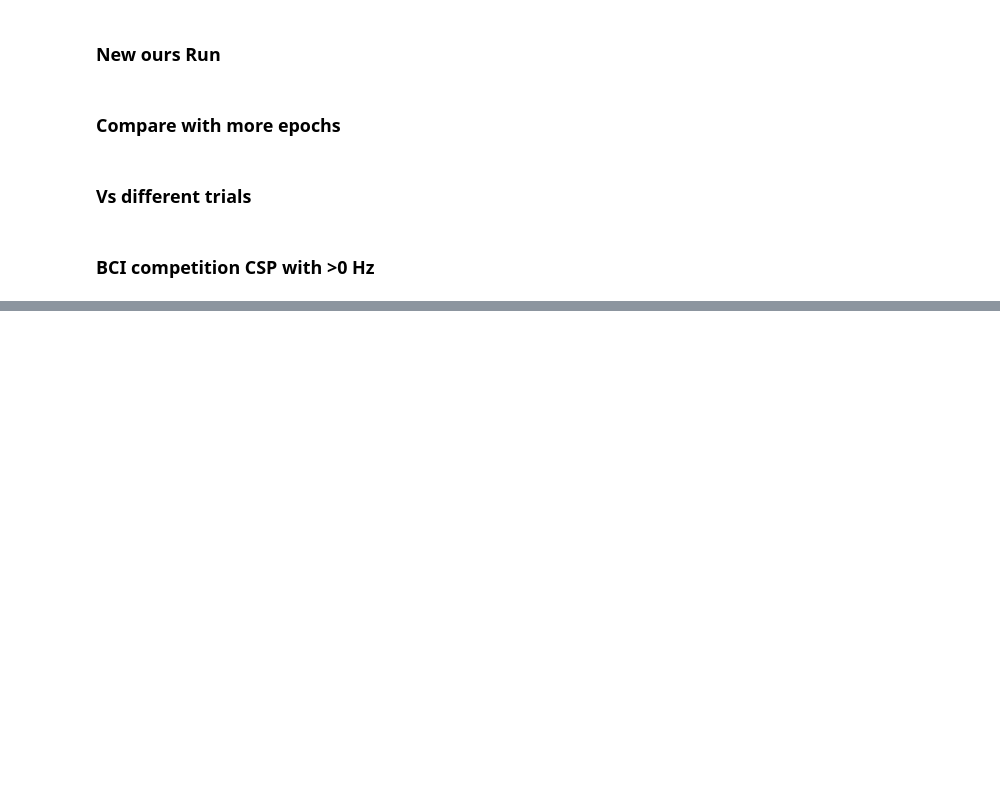
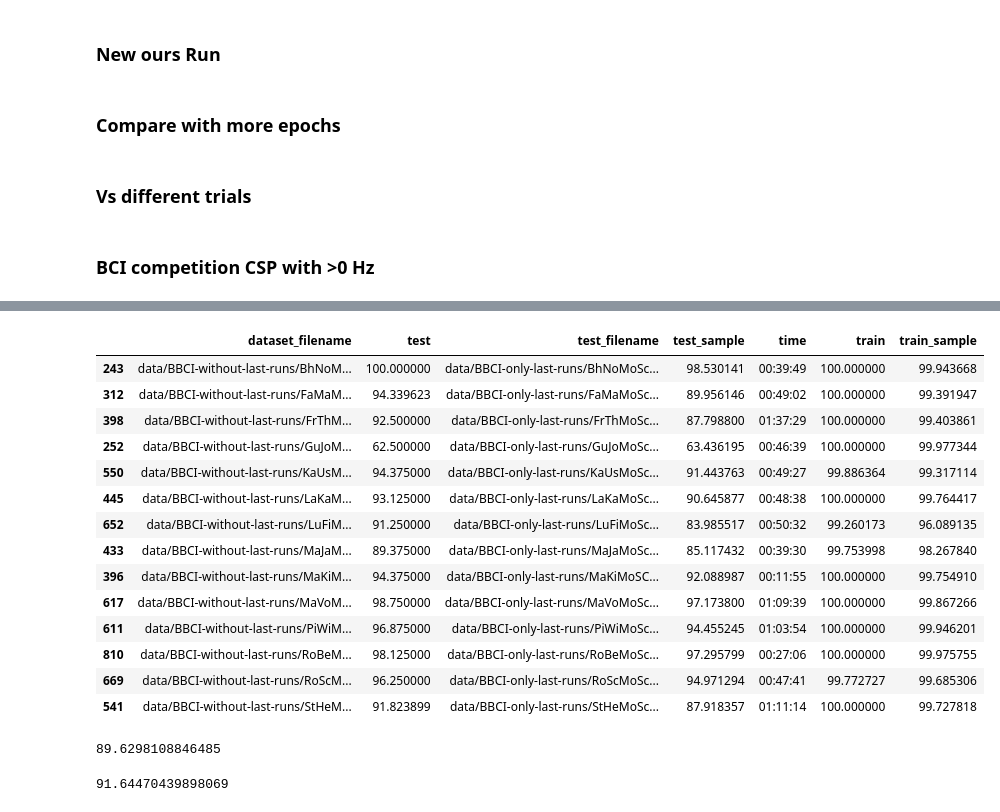
Before and after one commit to robintibor/braindevel, a Jupyter notebook: braindecode/notebooks/results/Final_Comparison.ipynb, the cells around one changed output, grey strips where cells are left out. Saved outputs shown, nothing was run; the diff lists cells and outputs as text; code cells hidden in the pictures; blank space fills up the shorter version.

```diff
--- a/braindecode/notebooks/results/Final_Comparison.ipynb
+++ b/braindecode/notebooks/results/Final_Comparison.ipynb
@@ -2996,0 +3414,36 @@ dataset_averaged_frame(remove_columns_with_same_value(dfc)).sort_values(('test',
+# %%
+ilya_df = all_df.copy()
+ilya_df = ilya_df[(ilya_df.net == 'deep5') &
+                 (ilya_df.max_abs_threshold == 800) &
+                 (ilya_df.freq == '>0') &
+                 (ilya_df.clean == True) &
+                 (ilya_df.dataset == 'ours') &
+                 (ilya_df.train_type == 'cnt')]
+ilya_df = ilya_df.drop('layer_names_to_norms', axis=1)
+reduced_ilya_df = remove_columns_with_same_value(ilya_df).sort_values(by='dataset_filename')
+reduced_ilya_df.to_csv('deep.csv')
+reduced_ilya_df
+# %% [output]
+|  | dataset_filename | test | test_filename | test_sample | time | train | train_sample |
+| 243 | data/BBCI-without-last-runs/BhNoM... | 100.000000 | data/BBCI-only-last-runs/BhNoMoSc... | 98.530141 | 00:39:49 | 100.000000 | 99.943668 |
+| 312 | data/BBCI-without-last-runs/FaMaM... | 94.339623 | data/BBCI-only-last-runs/FaMaMoSc... | 89.956146 | 00:49:02 | 100.000000 | 99.391947 |
+| 398 | data/BBCI-without-last-runs/FrThM... | 92.500000 | data/BBCI-only-last-runs/FrThMoSc... | 87.798800 | 01:37:29 | 100.000000 | 99.403861 |
+| 252 | data/BBCI-without-last-runs/GuJoM... | 62.500000 | data/BBCI-only-last-runs/GuJoMoSc... | 63.436195 | 00:46:39 | 100.000000 | 99.977344 |
+| 550 | data/BBCI-without-last-runs/KaUsM... | 94.375000 | data/BBCI-only-last-runs/KaUsMoSc... | 91.443763 | 00:49:27 | 99.886364 | 99.317114 |
+| 445 | data/BBCI-without-last-runs/LaKaM... | 93.125000 | data/BBCI-only-last-runs/LaKaMoSc... | 90.645877 | 00:48:38 | 100.000000 | 99.764417 |
+| 652 | data/BBCI-without-last-runs/LuFiM... | 91.250000 | data/BBCI-only-last-runs/LuFiMoSc... | 83.985517 | 00:50:32 | 99.260173 | 96.089135 |
+| 433 | data/BBCI-without-last-runs/MaJaM... | 89.375000 | data/BBCI-only-last-runs/MaJaMoSc... | 85.117432 | 00:39:30 | 99.753998 | 98.267840 |
+| 396 | data/BBCI-without-last-runs/MaKiM... | 94.375000 | data/BBCI-only-last-runs/MaKiMoSC... | 92.088987 | 00:11:55 | 100.000000 | 99.754910 |
+| 617 | data/BBCI-without-last-runs/MaVoM... | 98.750000 | data/BBCI-only-last-runs/MaVoMoSc... | 97.173800 | 01:09:39 | 100.000000 | 99.867266 |
+| 611 | data/BBCI-without-last-runs/PiWiM... | 96.875000 | data/BBCI-only-last-runs/PiWiMoSc... | 94.455245 | 01:03:54 | 100.000000 | 99.946201 |
+| 810 | data/BBCI-without-last-runs/RoBeM... | 98.125000 | data/BBCI-only-last-runs/RoBeMoSc... | 97.295799 | 00:27:06 | 100.000000 | 99.975755 |
+| 669 | data/BBCI-without-last-runs/RoScM... | 96.250000 | data/BBCI-only-last-runs/RoScMoSc... | 94.971294 | 00:47:41 | 99.772727 | 99.685306 |
+| 541 | data/BBCI-without-last-runs/StHeM... | 91.823899 | data/BBCI-only-last-runs/StHeMoSc... | 87.918357 | 01:11:14 | 100.000000 | 99.727818 |
+# %%
+np.mean(reduced_ilya_df.test_sample)
+# %% [output]
+89.6298108846485
+# %%
+np.mean(reduced_ilya_df[~reduced_ilya_df.dataset_filename.str.contains('GuJo')].test_sample)
+# %% [output]
+91.64470439898069
```
Also changed, not shown: parts of 85 cells of this notebook.
